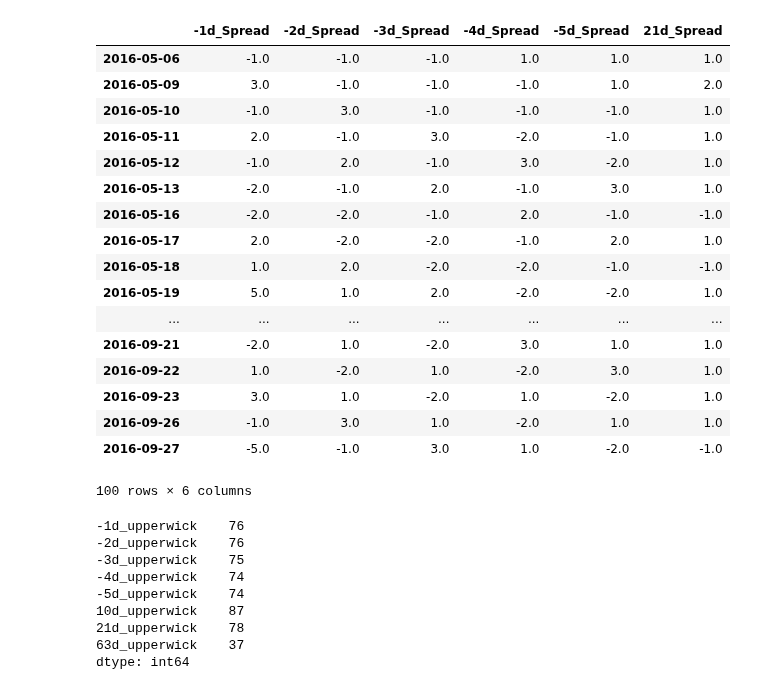
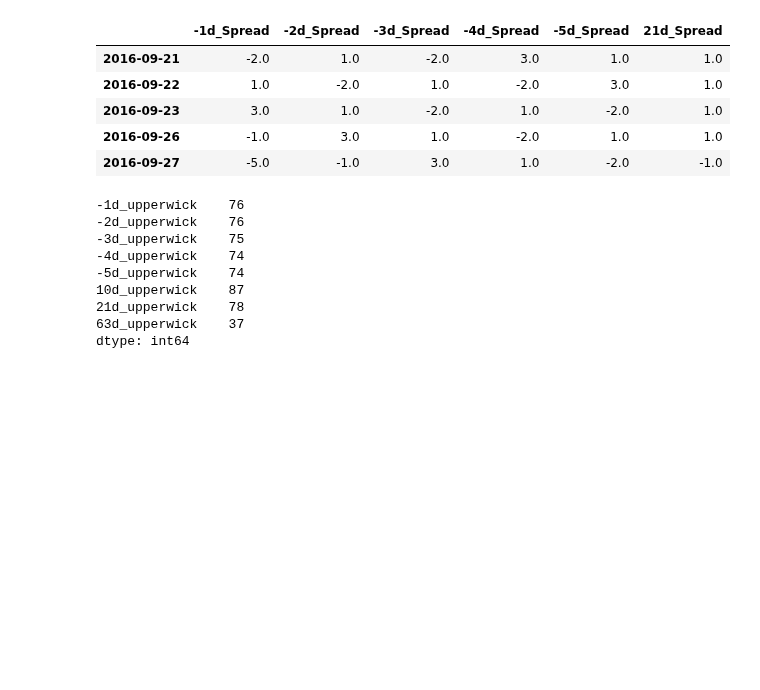
Before and after one commit to savourylie/Stock-Price-Forecaster, a Jupyter notebook: TradingBot/TradingBot.ipynb, the cells around one changed output. Cells and saved outputs as stored; diff of their text form; code cells hidden in the pictures; blank space fills up the shorter version.

```diff
--- a/TradingBot/TradingBot.ipynb
+++ b/TradingBot/TradingBot.ipynb
@@ -277,52 +570,39 @@ dfMain['-3d_Spread'] = dfMain['-3d_adjClose'] - dfMain['-3d_Open']
 dfMain['-4d_Spread'] = dfMain['-4d_adjClose'] - dfMain['-4d_Open']
 dfMain['-5d_Spread'] = dfMain['-5d_adjClose'] - dfMain['-5d_Open']
 
 dfMain['10d_Spread'] = dfMain['-1d_adjClose'] - dfMain['-10d_Open']
 dfMain['21d_Spread'] = dfMain['-1d_adjClose'] - dfMain['-21d_Open']
 dfMain['63d_Spread'] = dfMain['-1d_adjClose'] - dfMain['-63d_Open']
 
 # Get relative spread
 dfMain['-1d_Spread'] = dfMain['-1d_Spread'] / dfMain['100d_Avg_Spread']
 dfMain['-2d_Spread'] = dfMain['-2d_Spread'] / dfMain['100d_Avg_Spread']
 dfMain['-3d_Spread'] = dfMain['-3d_Spread'] / dfMain['100d_Avg_Spread']
 dfMain['-4d_Spread'] = dfMain['-4d_Spread'] / dfMain['100d_Avg_Spread']
 dfMain['-5d_Spread'] = dfMain['-5d_Spread'] / dfMain['100d_Avg_Spread']
 
 dfMain['-1d_Spread'] = dfMain['-1d_Spread'].apply(relative_transform)
 dfMain['-2d_Spread'] = dfMain['-2d_Spread'].apply(relative_transform)
 dfMain['-3d_Spread'] = dfMain['-3d_Spread'].apply(relative_transform)
 dfMain['-4d_Spread'] = dfMain['-4d_Spread'].apply(relative_transform)
 dfMain['-5d_Spread'] = dfMain['-5d_Spread'].apply(relative_transform)
 
 dfMain['10d_Spread'] = dfMain['10d_Spread'] / dfMain['100d_Max_Spread']
 dfMain['21d_Spread'] = dfMain['21d_Spread'] / dfMain['100d_Max_Spread']
 dfMain['63d_Spread'] = dfMain['63d_Spread'] / dfMain['100d_Max_Spread']
 
 dfMain['10d_Spread'] = dfMain['10d_Spread'].apply(relative_transform)
 dfMain['21d_Spread'] = dfMain['21d_Spread'].apply(relative_transform)
 dfMain['63d_Spread'] = dfMain['63d_Spread'].apply(relative_transform)
 
-display(dfMain[['-1d_Spread', '-2d_Spread', '-3d_Spread', '-4d_Spread', '-5d_Spread', '21d_Spread']].tail(100))
-# display(dfMain[dfMain['63d_Spread'] < 0]['63d_Spread'])
+display(dfMain[['-1d_Spread', '-2d_Spread', '-3d_Spread', '-4d_Spread', '-5d_Spread', '21d_Spread']].tail())
 # %% [output]
 |  | -1d_Spread | -2d_Spread | -3d_Spread | -4d_Spread | -5d_Spread | 21d_Spread |
-| 2016-05-06 | -1.0 | -1.0 | -1.0 | 1.0 | 1.0 | 1.0 |
-| 2016-05-09 | 3.0 | -1.0 | -1.0 | -1.0 | 1.0 | 2.0 |
-| 2016-05-10 | -1.0 | 3.0 | -1.0 | -1.0 | -1.0 | 1.0 |
-| 2016-05-11 | 2.0 | -1.0 | 3.0 | -2.0 | -1.0 | 1.0 |
-| 2016-05-12 | -1.0 | 2.0 | -1.0 | 3.0 | -2.0 | 1.0 |
-| 2016-05-13 | -2.0 | -1.0 | 2.0 | -1.0 | 3.0 | 1.0 |
-| 2016-05-16 | -2.0 | -2.0 | -1.0 | 2.0 | -1.0 | -1.0 |
-| 2016-05-17 | 2.0 | -2.0 | -2.0 | -1.0 | 2.0 | 1.0 |
-| 2016-05-18 | 1.0 | 2.0 | -2.0 | -2.0 | -1.0 | -1.0 |
-| 2016-05-19 | 5.0 | 1.0 | 2.0 | -2.0 | -2.0 | 1.0 |
-| ... | ... | ... | ... | ... | ... | ... |
 | 2016-09-21 | -2.0 | 1.0 | -2.0 | 3.0 | 1.0 | 1.0 |
 | 2016-09-22 | 1.0 | -2.0 | 1.0 | -2.0 | 3.0 | 1.0 |
 | 2016-09-23 | 3.0 | 1.0 | -2.0 | 1.0 | -2.0 | 1.0 |
 | 2016-09-26 | -1.0 | 3.0 | 1.0 | -2.0 | 1.0 | 1.0 |
 | 2016-09-27 | -5.0 | -1.0 | 3.0 | 1.0 | -2.0 | -1.0 |
-100 rows × 6 columns
 # %%
 # Get wicks
 def upperwick(open, adj_close, high):
```
Also changed, not shown: parts of 33 cells of this notebook, 6 other files.
